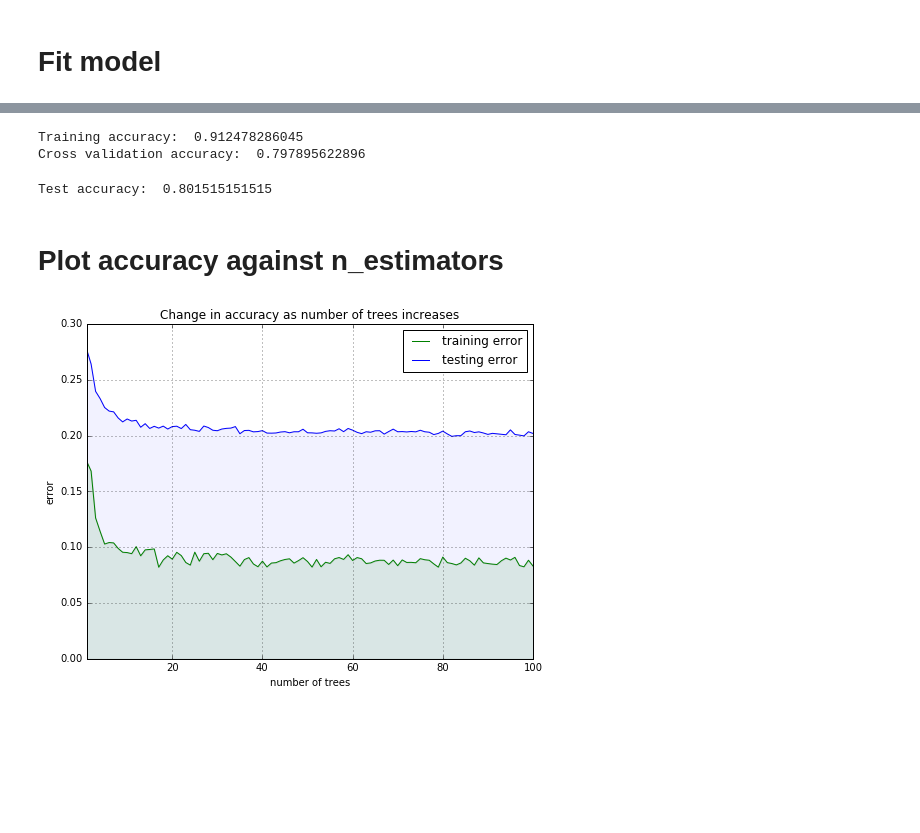
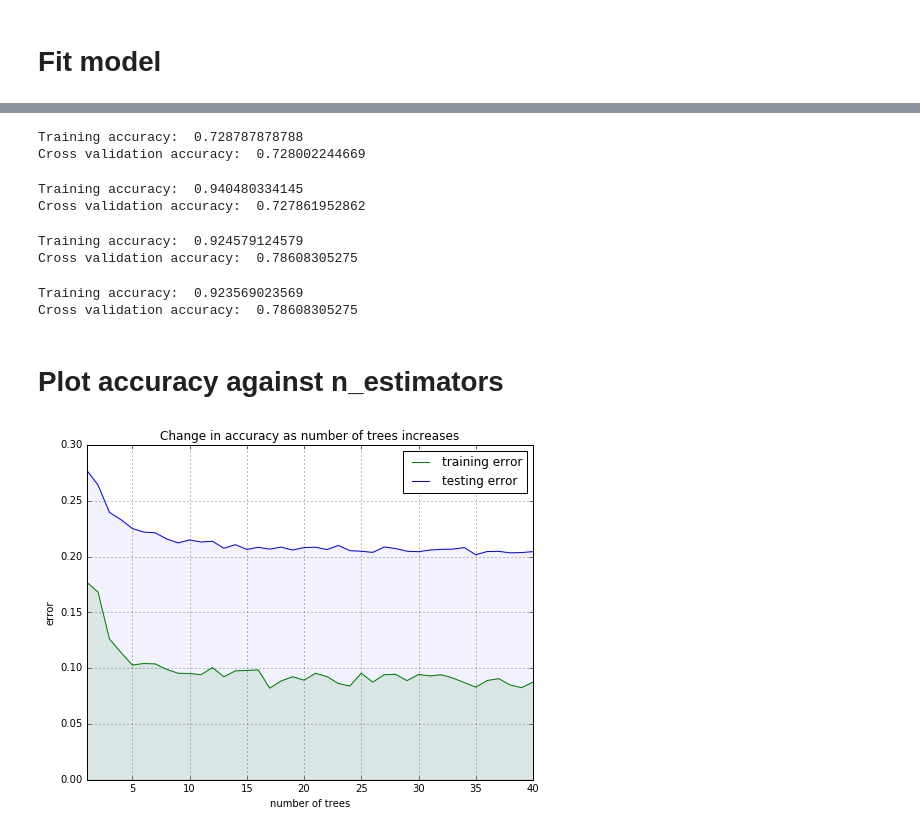
Before and after one commit to liufan2312/ORIE4741-DrivenData-Competition, a Jupyter notebook: Midterm Report Data.ipynb, the cells around one changed output, grey strips where cells are left out. Cells and saved outputs as stored; diff of their text form; code cells hidden in the pictures; blank space fills up the shorter version.

```diff
--- a/Midterm Report Data.ipynb
+++ b/Midterm Report Data.ipynb
@@ -151,16 +156,41 @@ Test accuracy:  0.740740740741
+# %%
+# Fit SVM
+model = SVC(decision_function_shape='ovr', kernel='rbf')
+model.fit(x_train, y_train)
+print("Training accuracy: ", model.score(x_train, y_train))
+print("Cross validation accuracy: ", model.score(x_cv, y_cv))
+# %% [output]
+Training accuracy:  0.728787878788
+Cross validation accuracy:  0.728002244669
+# %%
+# Fit a single decision tree
+model = DecisionTreeClassifier(max_features=None, max_depth=20)
+model.fit(x_train, y_train)
+print("Training accuracy: ", model.score(x_train, y_train))
+print("Cross validation accuracy: ", model.score(x_cv, y_cv))
+# %% [output]
+Training accuracy:  0.940480334145
+Cross validation accuracy:  0.727861952862
+# %%
+# Fit bagging model
+base_model = DecisionTreeClassifier(max_features=None, max_depth=20)
+#base_model = LogisticRegression(penalty='l2', C=10, multi_class='ovr')
+model = BaggingClassifier(base_estimator=base_model, n_estimators=50)
+model.fit(x_train, y_train)
+print("Training accuracy: ", model.score(x_train, y_train))
+print("Cross validation accuracy: ", modelrf.score(x_cv, y_cv))
+# %% [output]
+Training accuracy:  0.924579124579
+Cross validation accuracy:  0.78608305275
 # %%
 # Fit random forest
-modelrf = RandomForestClassifier(n_estimators=50, max_depth=20, max_features='auto')
+modelrf = RandomForestClassifier(n_estimators=50, max_depth=20, max_features=None)
 modelrf.fit(x_train, y_train)
 print("Training accuracy: ", modelrf.score(x_train, y_train))
 print("Cross validation accuracy: ", modelrf.score(x_cv, y_cv))
 # %% [output]
-Training accuracy:  0.912478286045
-Cross validation accuracy:  0.797895622896
+Training accuracy:  0.923569023569
+Cross validation accuracy:  0.78608305275
-# %%
-print("Test accuracy: ", modelrf.score(x_test, y_test))
-# %% [output]
-Test accuracy:  0.801515151515
 # %% [markdown]
 # Plot accuracy against n_estimators
 # %%
@@ -174,23 +204,23 @@ for i in range(1, 101):
 # %%
 fig = plt.figure(figsize=(8,6))
 x = np.linspace(1, 100, 100)
 y1 = 1 - accuracy_train
 y2 = 1 - accuracy_cv
 
 plt.plot(x, y1, label='training error', color='green')
 plt.plot(x, y2, label='testing error', color='blue')
 
 plt.fill_between(x, 0, y2, where=y2 >= 0, facecolor='blue', alpha=0.05)
 plt.fill_between(x, 0, y1, where=y1 >= 0, facecolor='green', alpha=0.1)
 
 plt.title('Change in accuracy as number of trees increases')
-plt.xlim(1, 100)
+plt.xlim(1, 40)
 plt.ylabel("error")
 plt.xlabel("number of trees")
 plt.legend()
 plt.grid()
 
 plt.show()
 # %% [output]
-[figure, old version]
+[figure, new version]
 # %%
```
Also changed, not shown: parts of 10 cells of this notebook, 2 other files.
